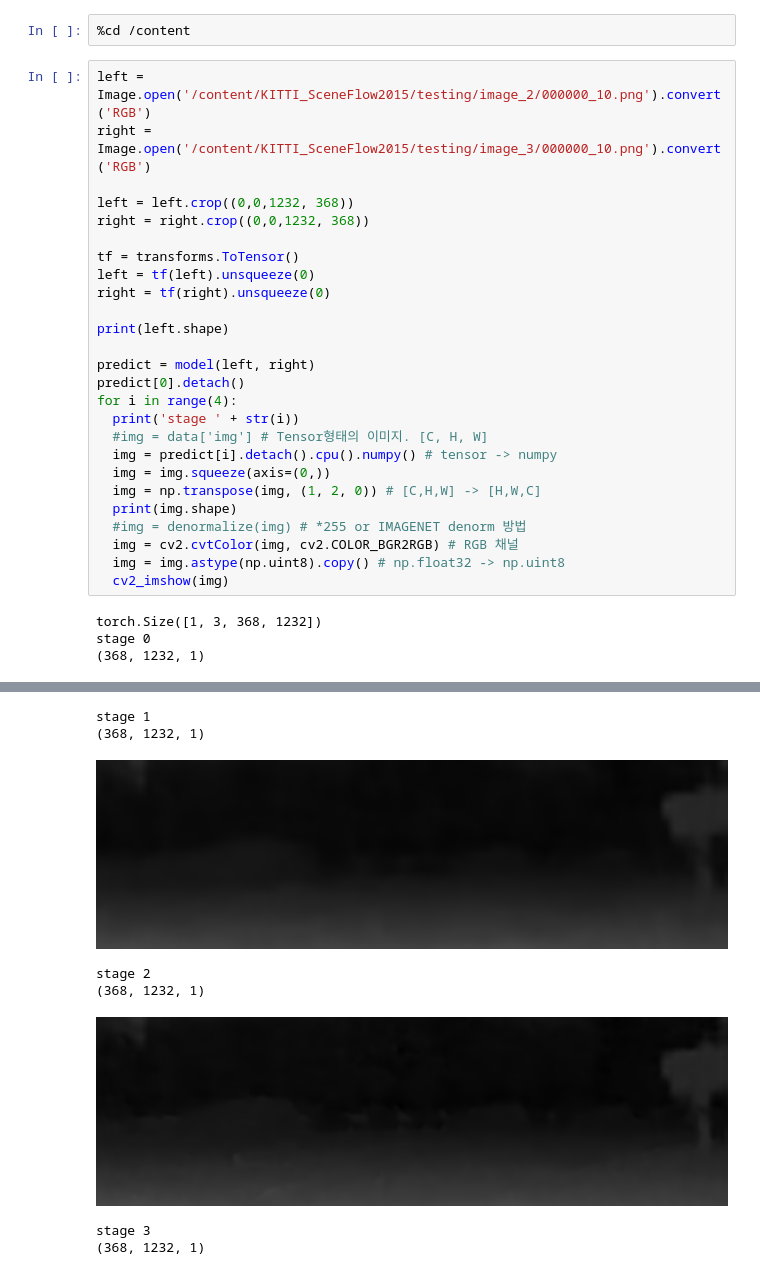
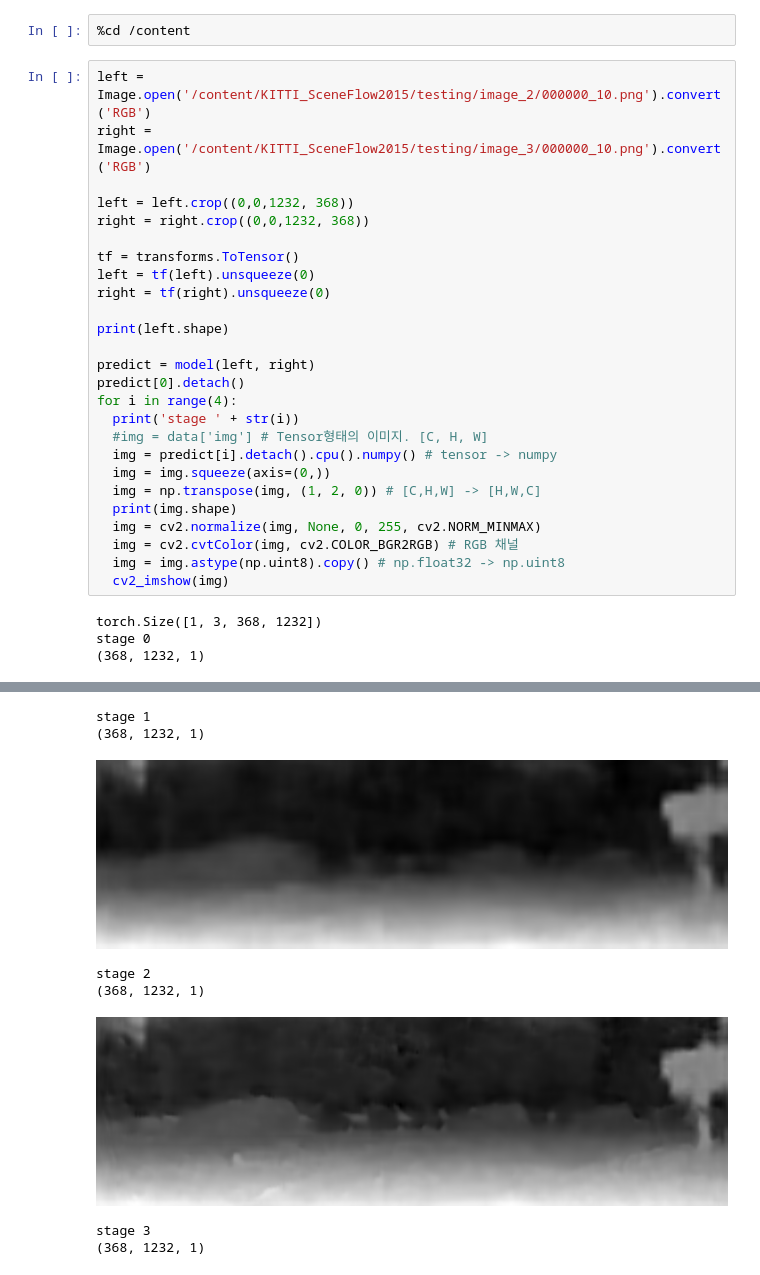
Before and after one commit to Miragecore/SandBox, a Jupyter notebook: AnyNetTest.ipynb, the cells around one changed output, grey strips where cells are left out. Drawn from its saved outputs; the diff is of its cells as text.

```diff
--- a/AnyNetTest.ipynb
+++ b/AnyNetTest.ipynb
@@ -144,7 +144,7 @@ for i in range(4):
   img = img.squeeze(axis=(0,))
   img = np.transpose(img, (1, 2, 0)) # [C,H,W] -> [H,W,C]
   print(img.shape)
-  #img = denormalize(img) # *255 or IMAGENET denorm 방법
+  img = cv2.normalize(img, None, 0, 255, cv2.NORM_MINMAX)
   img = cv2.cvtColor(img, cv2.COLOR_BGR2RGB) # RGB 채널
   img = img.astype(np.uint8).copy() # np.float32 -> np.uint8
   cv2_imshow(img)
@@ -156,8 +156,8 @@ stage 0
 stage 1
 (368, 1232, 1)
-[figure, old version]
+[figure, new version]
 stage 2
 (368, 1232, 1)
-[figure, old version]
+[figure, new version]
 stage 3
 (368, 1232, 1)
```
Also changed, not shown: parts of 1 cell of this notebook.
